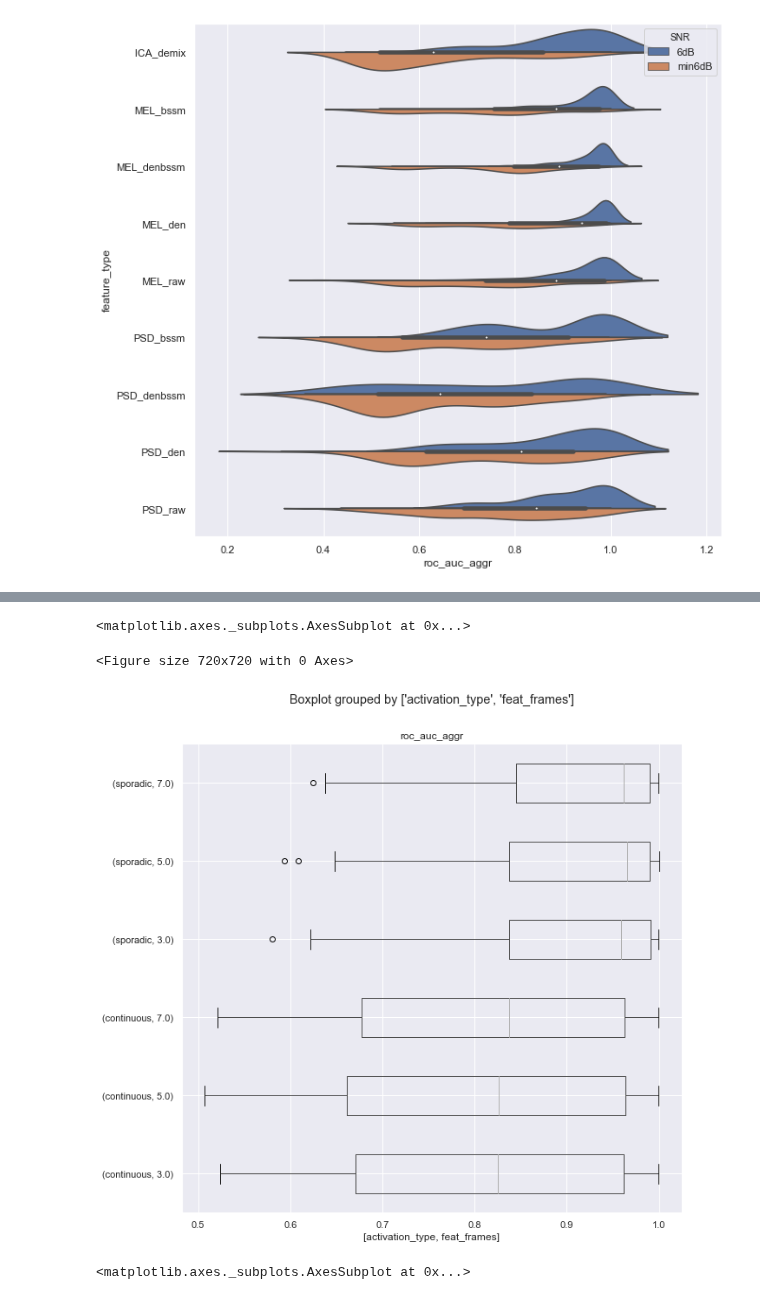
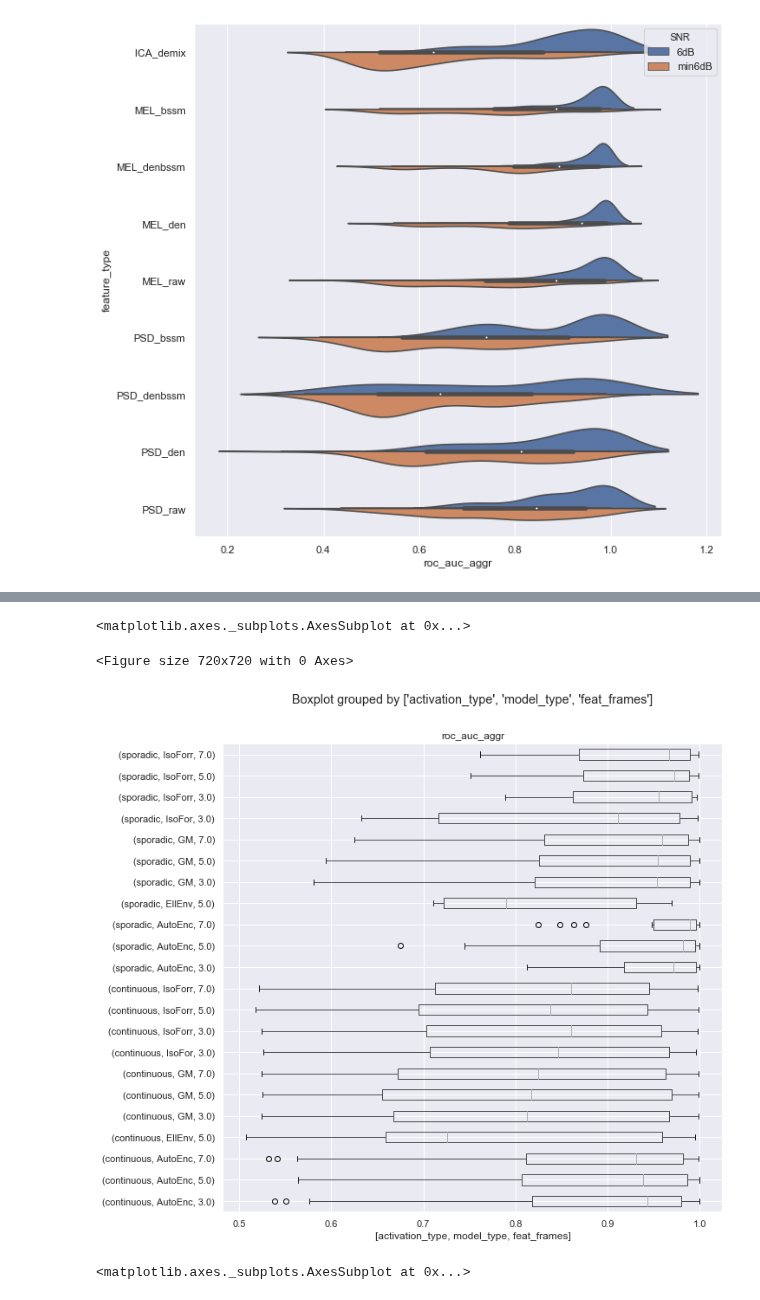
Before and after one commit to BA-HanseML/NF_Prj_MIMII_Dataset, a Jupyter notebook: modeling/unsupervised/model_exploration.ipynb, the cells around one changed output, grey strips where cells are left out. Cells and saved outputs as stored; diff of their text form; code cells hidden in the pictures.

```diff
--- a/modeling/unsupervised/model_exploration.ipynb
+++ b/modeling/unsupervised/model_exploration.ipynb
@@ -33,7 +33,8 @@ Load tensorflow models
 Load detection_pipe
 # %%
 def read_pipes(name='models_aggregated.pkl'):
-    list_of_pipes = glob.glob(BASE_FOLDER + '/modeling/stochastic/pipes/*.pkl', recursive=True)
+    list_of_unsup_pipes = glob.glob(BASE_FOLDER + '/modeling/unsupervised/pipes/*.pkl', recursive=True)
+    list_of_pseudosup_pipes = glob.glob(BASE_FOLDER + '/modeling/pseudo_supervised/pipes/*.pkl', recursive=True)
     columns = ['model_path'
         , 'roc_auc_framed'
         , 'roc_auc_aggr'
@@ -46,7 +47,7 @@ def read_pipes(name='models_aggregated.pkl'):
         , 'model_params']
     df = pd.DataFrame(columns=columns)
 
-    for i, pipe_path in enumerate(tqdm(list_of_pipes)):
+    for i, pipe_path in enumerate(tqdm(list_of_unsup_pipes + list_of_pseudosup_pipes)):
         with open(pipe_path, 'rb') as pipe_file:
             pipe = pickle.load(pipe_file)
 
@@ -63,7 +64,7 @@ def read_pipes(name='models_aggregated.pkl'):
                 pipe.task['machine'],
                 pipe.task['ID'],
                 pipe.task['feat_col'],
-                str(pipe.task['feat']),
+                pipe.task['feat'],
                 pipe.model.name,
                 pipe.model_args]]
             df = df.append(pd.DataFrame(data=data, columns=columns))
@@ -81,11 +82,17 @@ def read_pipes(name='models_aggregated.pkl'):
             row['model_'+key] = value
         df_tmp = df_tmp.append(row)
 
-    df = df.join(pd.Series(['sporadic' if machine in ['slider', 'valve'] else 'continuous' for machine in df.machine], name='activation_type', index=df.index))
+    df_tmp = df_tmp.join(pd.Series(['sporadic' if machine in ['slider', 'valve'] else 'continuous' for machine in df.machine], name='activation_type', index=df.index))
 
-    return df_tmp
+    df_tmp.drop_duplicates(subset=['ID', 'SNR', 'feat_function', 'feature_type', 'index',
+    'machine', 'model_max_features', 'model_n_estimators', 'model_path',
+    'model_random_state', 'model_type', 'model_max_depth', 'model_C', 'model_degree',
+    'model_kernel', 'model_n_jobs', 'model_epochs', 'model_contamination',
+    'feat_frames', 'model_n_components', 'activation_type'])
+
+    return df
 # %%
-name = 'models_aggregated.dataframe'
+name = 'models_agg.dataframe'
 if not os.path.exists(name):
     df = read_pipes(name)
     df.to_pickle(name)
@@ -110,8 +117,6 @@ sns.violinplot(data=df, x='roc_auc_aggr', y='feature_type', hue='SNR', split=Tru
 # %% [output]
 <matplotlib.axes._subplots.AxesSubplot at 0x...>
 [figure]
-# %%
-df = df.drop(index=df[df.model_epochs==1].index)
 # %%
 mask = ((df.feature_type == 'PSD_raw') | (df.feature_type == 'PSD_den') | (df.feature_type == 'MEL_raw') | (df.feature_type == 'MEL_denbssm') | (df.feature_type == 'MEL_den') | (df.SNR == 'min6dB'))
 plt.figure(figsize=(16,9))
@@ -134,11 +134,12 @@ df.join(extract_info(df[df.model_type=='GM'].model_params, 'n_components', 'n_co
 # %%
 plt.figure(figsize=(10,10))
-df[(df.feat_frames != np.nan)].boxplot(column='roc_auc_aggr', by=['activation_type', 'feat_frames'], figsize=(10,10), vert=False)
+df[(df.feat_frames != np.nan)].boxplot(column='roc_auc_aggr', by=[
+    'activation_type', 'model_type', 'feat_frames'], figsize=(10,10), vert=False)
 #sns.boxplot(data=df[~df.feat_frames.isna()], x='roc_auc_aggr', y='feat_frames')
 # %% [output]
 <matplotlib.axes._subplots.AxesSubplot at 0x...>
 <Figure size 720x720 with 0 Axes>
-[figure, old version]
+[figure, new version]
 # %%
 df.boxplot(column='roc_auc_aggr', by=['model_n_components'], vert=False)
 # %% [output]
```
Also changed, not shown: parts of 9 cells of this notebook, 6 other files.
